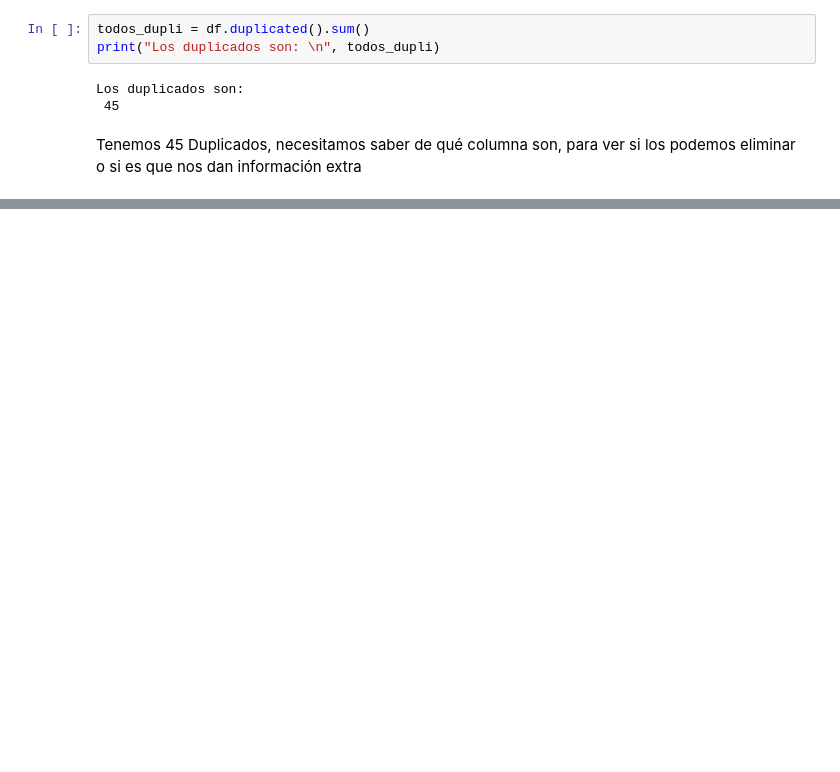
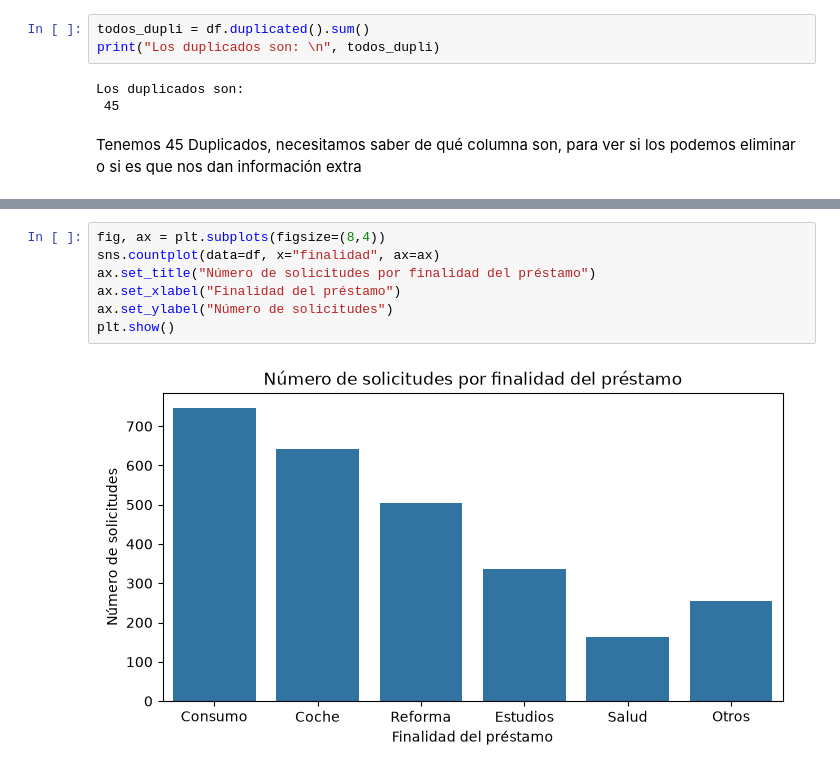
Before and after one commit to antonio-capel-dev/loan-default-risk, a Jupyter notebook: prestamos.ipynb, the cells around one changed output, grey strips where cells are left out. Drawn from its saved outputs; the diff is of its cells as text; blank space fills up the shorter version.

```diff
--- a/prestamos.ipynb
+++ b/prestamos.ipynb
@@ -94,0 +172,9 @@ Tenemos 45 Duplicados, necesitamos saber de qué columna son, para ver si los po
+# %%
+fig, ax = plt.subplots(figsize=(8,4))
+sns.countplot(data=df, x="finalidad", ax=ax)
+ax.set_title("Número de solicitudes por finalidad del préstamo")
+ax.set_xlabel("Finalidad del préstamo")
+ax.set_ylabel("Número de solicitudes")
+plt.show()
+# %% [output]
+[figure, added]
```
Also changed, not shown: parts of 36 cells of this notebook.
